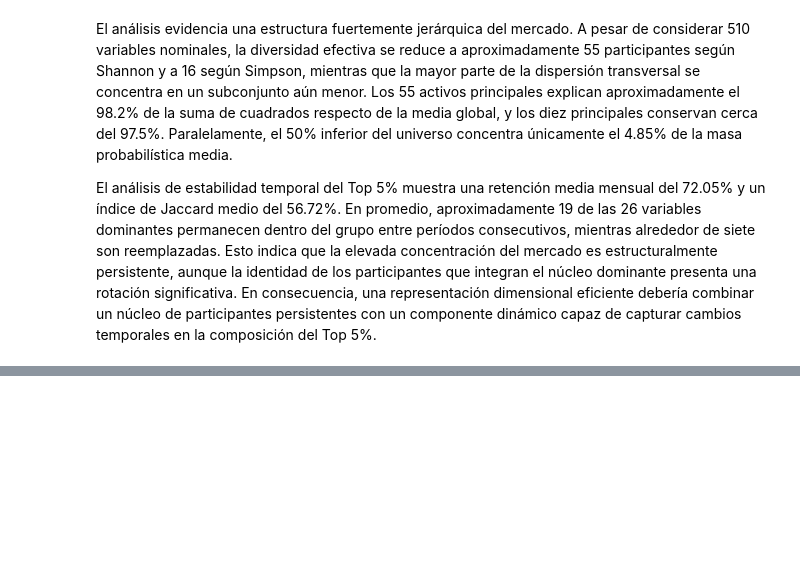
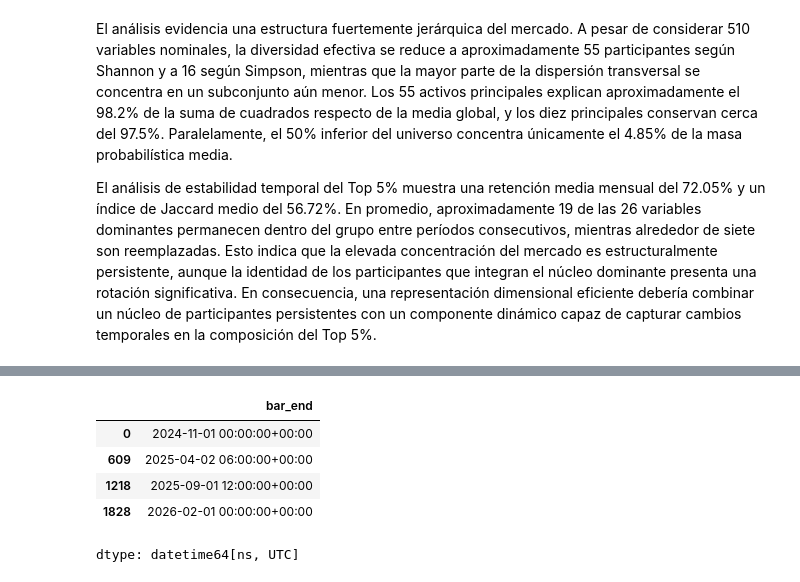
Before and after one commit to Miguithub/NPP_Cripto_5min, a Jupyter notebook: EDA_y_Split_11_2024_12_2025.ipynb, the cells around one changed output, grey strips where cells are left out. Cells and saved outputs as stored; diff of their text form; code cells hidden in the pictures; blank space fills up the shorter version.

```diff
--- a/EDA_y_Split_11_2024_12_2025.ipynb
+++ b/EDA_y_Split_11_2024_12_2025.ipynb
@@ -983,0 +1033,9 @@ El análisis de estabilidad temporal del Top 5% muestra una retención media men
+# %%
+dfmacro.loc[[dfmacro.index[0], dfmacro.index[609], dfmacro.index[1218], dfmacro.index[-1]], "bar_end"]
+# %% [output]
+|  | bar_end |
+| 0 | 2024-11-01 00:00:00+00:00 |
+| 609 | 2025-04-02 06:00:00+00:00 |
+| 1218 | 2025-09-01 12:00:00+00:00 |
+| 1828 | 2026-02-01 00:00:00+00:00 |
+dtype: datetime64[ns, UTC]
```
Also changed, not shown: parts of 3 cells of this notebook.
